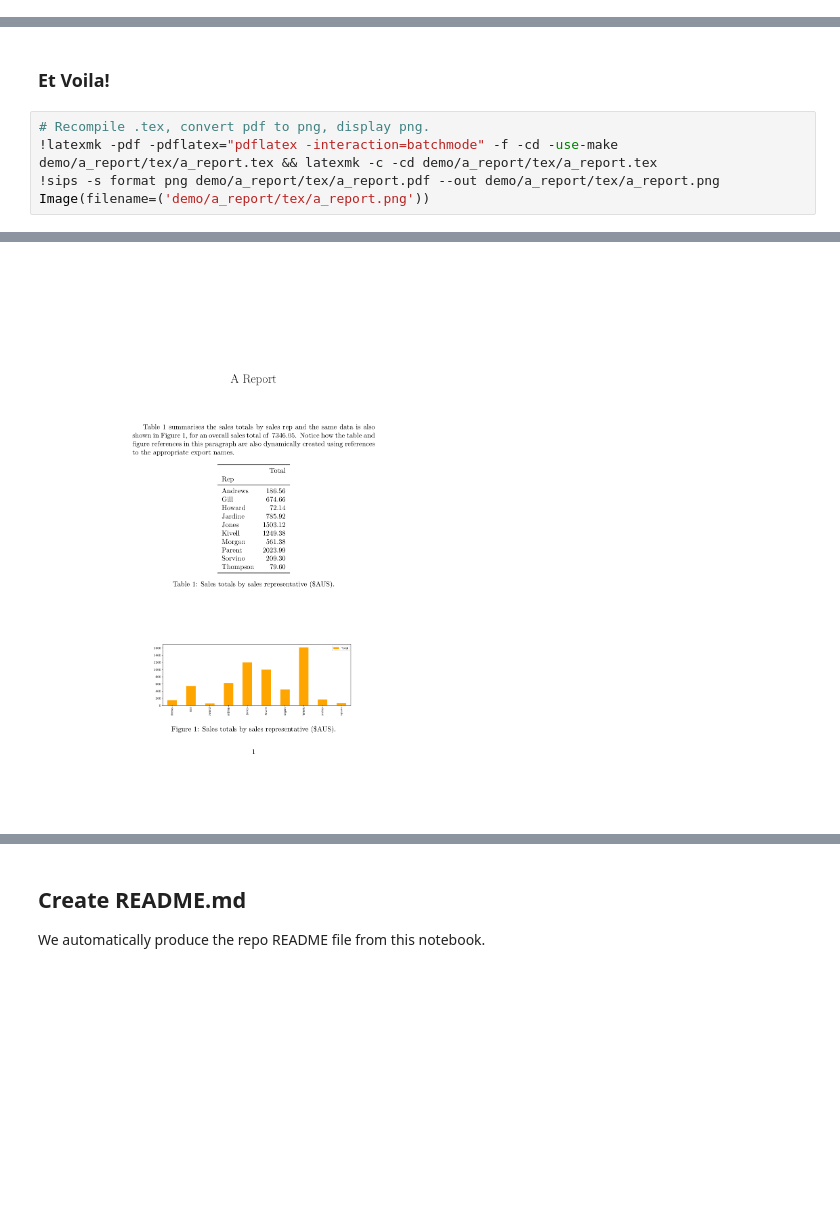
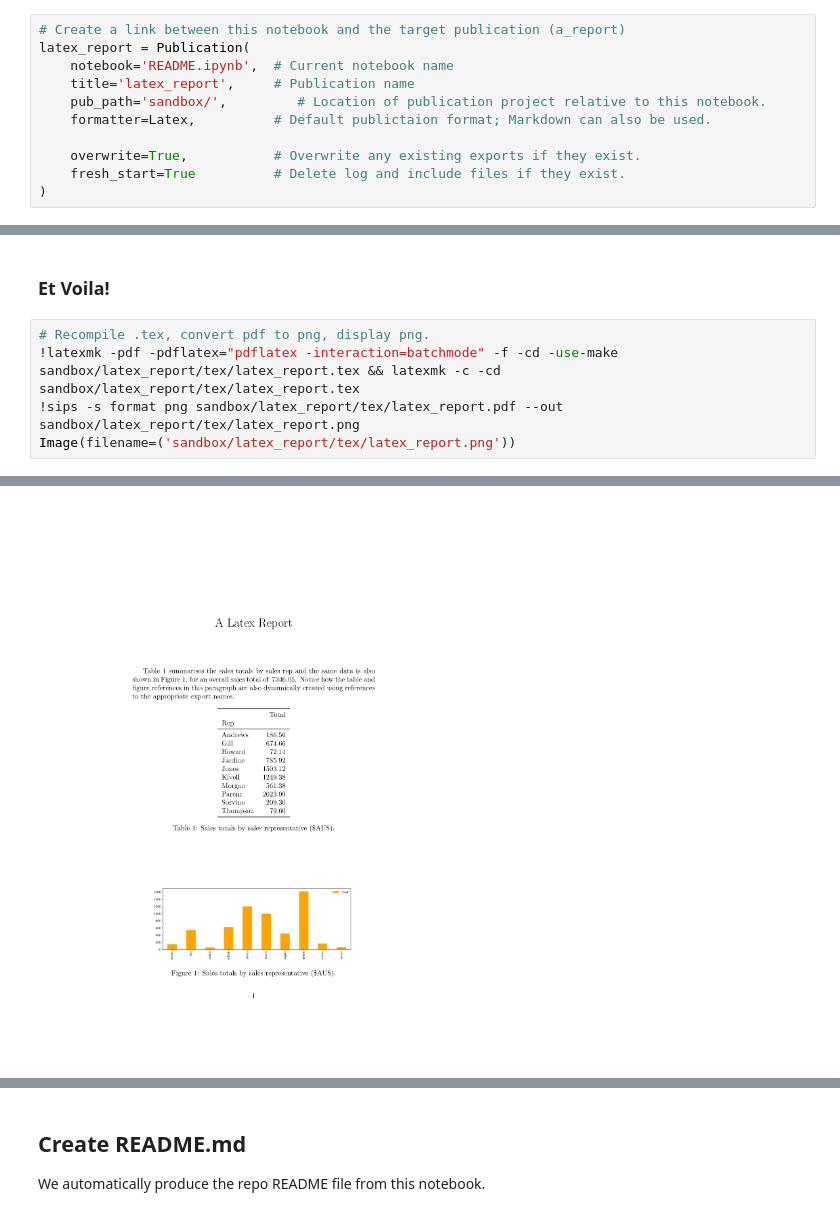
Before and after one commit to barrysmyth/kallysto, a Jupyter notebook: README.ipynb, the cells around one changed output, grey strips where cells are left out. Saved outputs shown, nothing was run; the diff lists cells and outputs as text; blank space fills up the shorter version.

Commit message:
Updated README for fully sandboxed demo.

```diff
--- a/README.ipynb
+++ b/README.ipynb
@@ -367,0 +198,11 @@ Image(filename=('demo/a_report/tex/a_report.png'))
+# %%
+# Create a link between this notebook and the target publication (a_report)
+latex_report = Publication(
+    notebook='README.ipynb',  # Current notebook name
+    title='latex_report',     # Publication name
+    pub_path='sandbox/',         # Location of publication project relative to this notebook.
+    formatter=Latex,          # Default publictaion format; Markdown can also be used.
+
+    overwrite=True,           # Overwrite any existing exports if they exist.
+    fresh_start=True          # Delete log and include files if they exist.
+)
@@ -396,8 +588,8 @@ Value('TotalSales', 7346.05)
 ### Et Voila!
 # %%
 # Recompile .tex, convert pdf to png, display png.
-!latexmk -pdf -pdflatex="pdflatex -interaction=batchmode" -f -cd -use-make demo/a_report/tex/a_report.tex && latexmk -c -cd demo/a_report/tex/a_report.tex
-!sips -s format png demo/a_report/tex/a_report.pdf --out demo/a_report/tex/a_report.png
-Image(filename=('demo/a_report/tex/a_report.png'))
+!latexmk -pdf -pdflatex="pdflatex -interaction=batchmode" -f -cd -use-make sandbox/latex_report/tex/latex_report.tex && latexmk -c -cd sandbox/latex_report/tex/latex_report.tex
+!sips -s format png sandbox/latex_report/tex/latex_report.pdf --out sandbox/latex_report/tex/latex_report.png
+Image(filename=('sandbox/latex_report/tex/latex_report.png'))
 # %% [output]
 Latexmk: This is Latexmk, John Collins, 22 April 2016, version: 4.45.
@@ -420 +612 @@ Latexmk: Undoing directory change
-[figure, old version]
+[figure, new version]
```
Also changed, not shown: parts of 95 cells of this notebook, 1 other file.
